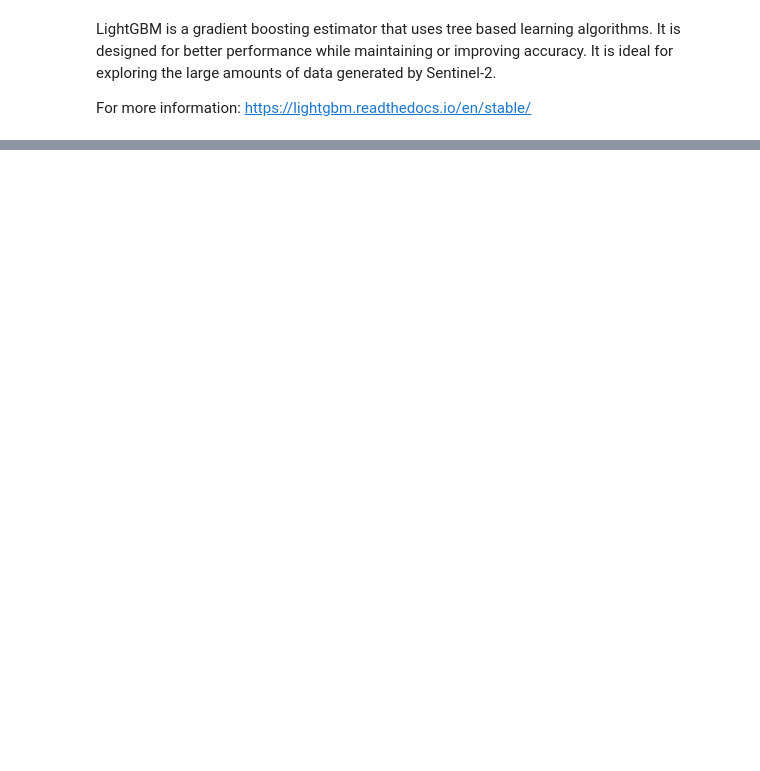
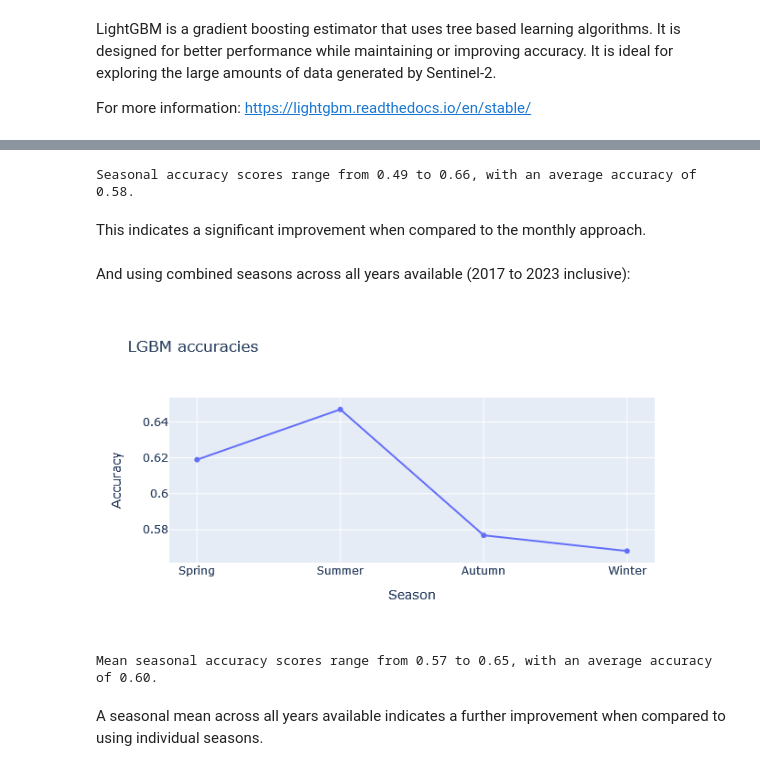
Before and after one commit to pj097/ClimateForestModeling, a Jupyter notebook: treesatai/lightgbm_sentinel.ipynb, the cells around one changed output, grey strips where cells are left out. Saved outputs shown, nothing was run; the diff lists cells and outputs as text; code cells hidden in the pictures; blank space fills up the shorter version.

```diff
--- a/treesatai/lightgbm_sentinel.ipynb
+++ b/treesatai/lightgbm_sentinel.ipynb
@@ -108,0 +151,34 @@ go.Figure(
+# %%
+mean = sum(seasonal_scores)/len(seasonal_scores)
+print(f'Seasonal accuracy scores range from {min(seasonal_scores):.2f} to {max(seasonal_scores):.2f}, with an average accuracy of {mean:.2f}.')
+# %% [output]
+Seasonal accuracy scores range from 0.49 to 0.66, with an average accuracy of 0.58.
+# %% [markdown]
+This indicates a significant improvement when compared to the monthly approach.
+# %% [markdown]
+And using combined seasons across all years available (2017 to 2023 inclusive):
+# %%
+seasons = ['Spring', 'Summer', 'Autumn', 'Winter']
+mean_seasonal_scores = []
+for season in tqdm(seasons):
+    filepath = sorted(list(Path('seasonal_median').glob(f'{season}.npy')))
+    score = LightModelCreator().run_and_eval(gdf[target].cat.codes, filepath)
+    mean_seasonal_scores.extend(score)
+# %%
+traces = [go.Scatter(x=seasons, y=mean_seasonal_scores)]
+go.Figure(
+    data=traces,
+    layout={
+        "xaxis": {"title": "Season"},
+        "yaxis": {"title": "Accuracy"},
+        "title": "LGBM accuracies"}
+)
+# %% [output]
+[figure, added]
+# %%
+mean = sum(mean_seasonal_scores)/len(mean_seasonal_scores)
+print(f'Mean seasonal accuracy scores range from {min(mean_seasonal_scores):.2f} to {max(mean_seasonal_scores):.2f}, with an average accuracy of {mean:.2f}.')
+# %% [output]
+Mean seasonal accuracy scores range from 0.57 to 0.65, with an average accuracy of 0.60.
+# %% [markdown]
+A seasonal mean across all years available indicates a further improvement when compared to using individual seasons.
```
Also changed, not shown: parts of 10 cells of this notebook, 50 other files.
